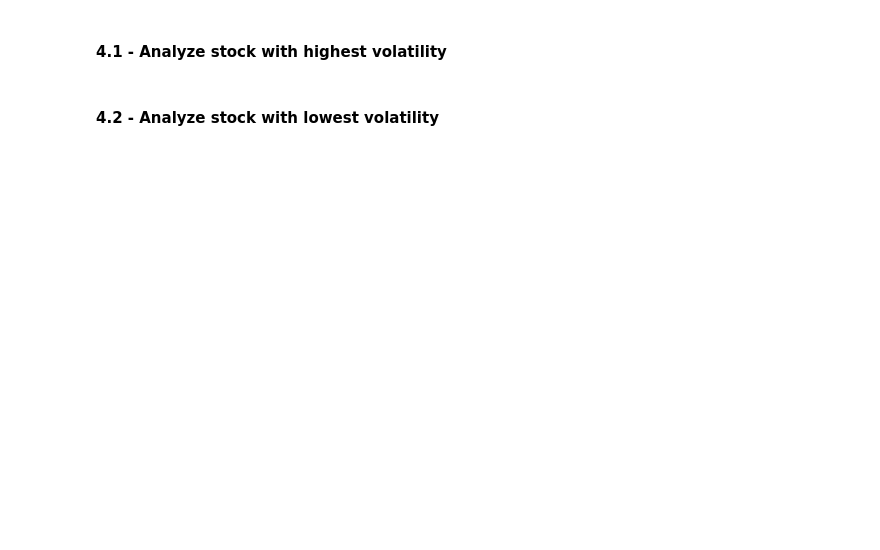
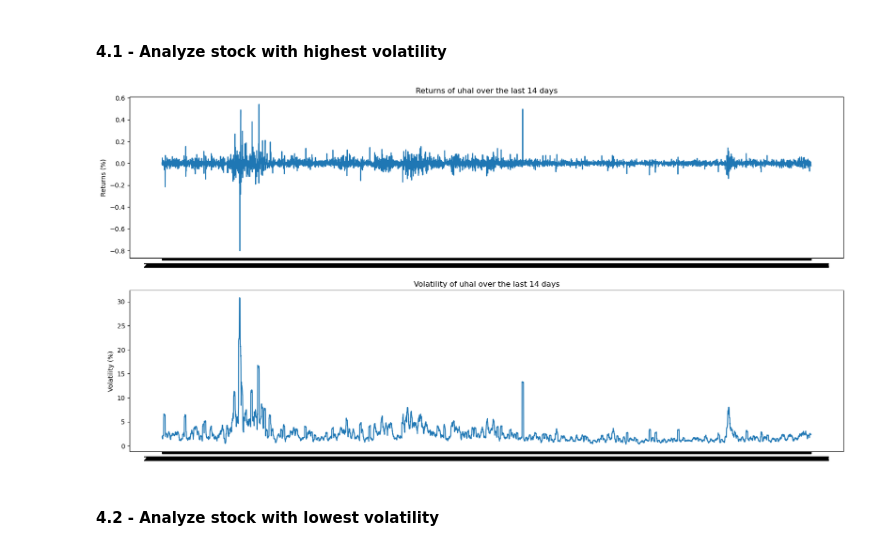
Before and after one commit to EladioRocha/momentum-trading-ml, a Jupyter notebook: stock_analysis.ipynb, the cells around one changed output. Drawn from its saved outputs; the diff is of its cells as text; code cells hidden in the pictures; blank space fills up the shorter version.

Commit message:
Add plot for returns and volatility

```diff
--- a/stock_analysis.ipynb
+++ b/stock_analysis.ipynb
@@ -155,6 +155,8 @@ if os.path.exists('assets/stocks.csv'):
 else:
     stocks = get_stocks(tickers)
     stocks.to_csv('assets/stocks.csv')
+
+stocks.index = pd.to_datetime(stocks.index, utc=True).strftime('%Y-%m-%d')
 # %%
 if not loaded_from_file:
     stocks = normalize_df(stocks)
@@ -278,2 +291,22 @@ monthly_returns.plot(figsize=(20, 10))
+# %%
+most_volatile_stock = stocks_volatility['volatility'].sort_values(ascending=False).index[0]
+volatility = (stock_returns[most_volatile_stock].rolling(window).std() * 100).dropna()
+
+# Plot volatility and returns two charts one above the other
+fig, (ax1, ax2) = plt.subplots(2, 1, figsize=(20, 10))
+
+# Plot returns
+ax1.plot(stock_returns[most_volatile_stock])
+ax1.set_title(f'Returns of {most_volatile_stock} over the last {window} days')
+ax1.set_ylabel('Returns (%)')
+
+# Plot volatility
+ax2.plot(volatility)
+ax2.set_title(f'Volatility of {most_volatile_stock} over the last {window} days')
+ax2.set_ylabel('Volatility (%)')
+
+plt.show()
+# %% [output]
+[figure, added]
 # %% [markdown]
 #### 4.2 - Analyze stock with lowest volatility <a id="4.2"></a>
```
Also changed, not shown: parts of 8 cells of this notebook.
